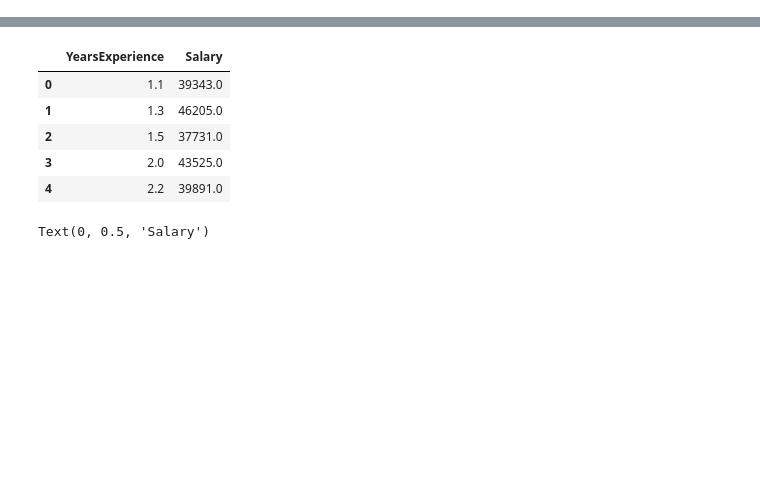
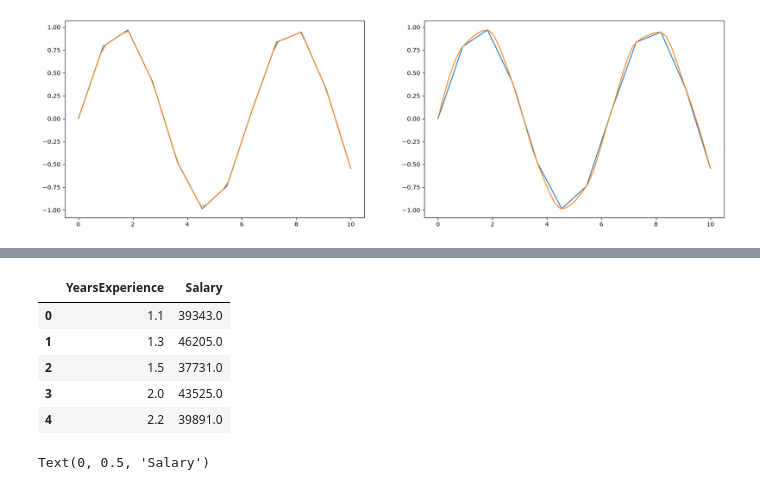
Before and after one commit to javiermoya2504/python-for-hpc-clase, a Jupyter notebook: notebooks/04--NumPy_SciPy_H5Py.ipynb, the cells around one changed output, grey strips where cells are left out. Cells and saved outputs as stored; diff of their text form; code cells hidden in the pictures; blank space fills up the shorter version.

```diff
--- a/notebooks/04--NumPy_SciPy_H5Py.ipynb
+++ b/notebooks/04--NumPy_SciPy_H5Py.ipynb
@@ -0,0 +779,19 @@
+# %%
+import scipy.interpolate as interpolate
+x = np.linspace(0, 10.0, 12)
+y = np.sin(x)
+y_int1 = interpolate.interp1d(x, y)
+y_int2 = interpolate.PchipInterpolator(x, y)
+
+import matplotlib.pyplot as plt
+plt.figure(figsize=(20,6))
+plt.subplot(1,2,1)
+plt.plot(x, y)
+x2 = np.linspace(0, 10.0, 50)
+plt.plot(x2, y_int1(x2))
+
+plt.subplot(1,2,2)
+plt.plot(x, y)
+im = plt.plot(x2, y_int2(x2))
+# %% [output]
+[figure, added]
```
Also changed, not shown: parts of 109 cells of this notebook.
